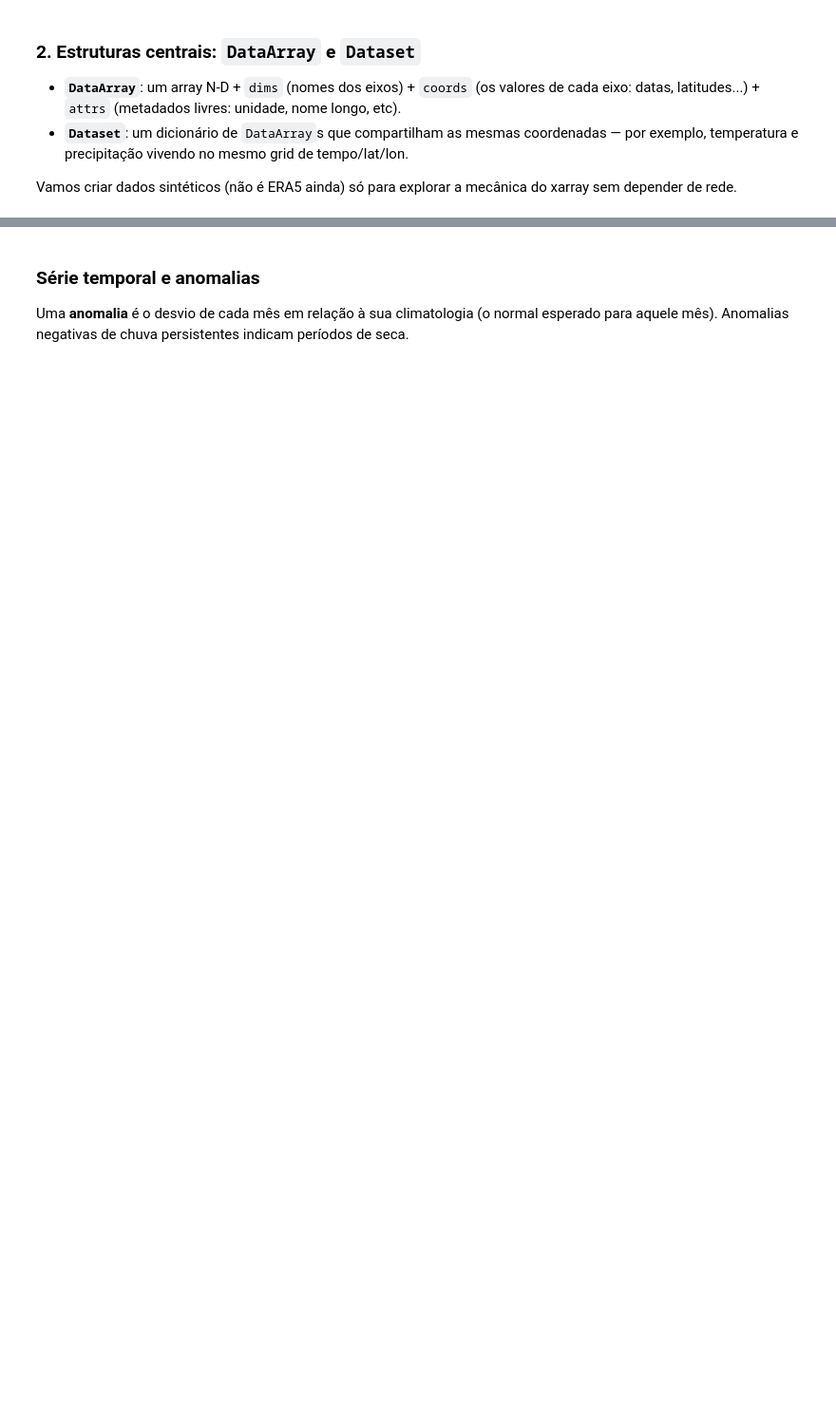
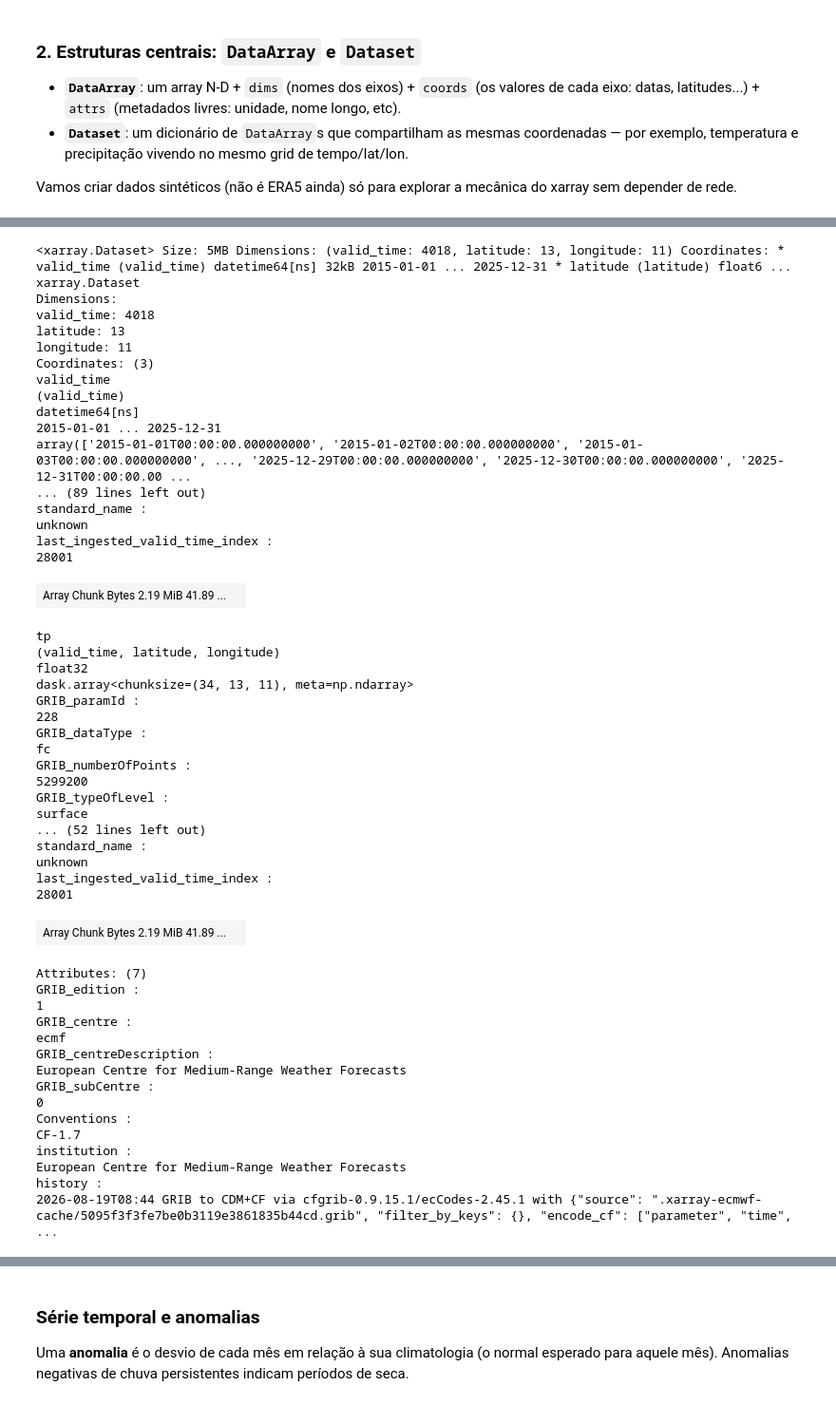
Before and after one commit to ftl-brazil-2026/ebook, a Jupyter notebook: fundamentals_gis_rs/week4/xarray.ipynb, the cells around one changed output, grey strips where cells are left out. Shown at 95% size. Cells and saved outputs as stored; diff of their text form; code cells hidden in the pictures; blank space fills up the shorter version.

```diff
--- a/fundamentals_gis_rs/week4/xarray.ipynb
+++ b/fundamentals_gis_rs/week4/xarray.ipynb
@@ -86,0 +166,6 @@ ds_sintetico
+# %%
+# Lazy load
+ds_era5 = xr.open_dataset(era5_url,
+                          chunks={},
+                            engine="zarr")
+ds_era5
@@ -86,0 +267,58 @@ ds_sintetico
+# %%
+recorte = ds_era5[variaveis].sel(
+    valid_time=slice(ANO_INICIO, ANO_FIM),
+    **{lat_name: fatia_lat, lon_name: fatia_lon},
+)
+recorte
+# %% [output]
+<xarray.Dataset> Size: 5MB Dimensions: (valid_time: 4018, latitude: 13, longitude: 11) Coordinates: * valid_time (valid_time) datetime64[ns] 32kB 2015-01-01 ... 2025-12-31 * latitude (latitude) float6 ...
+xarray.Dataset
+Dimensions:
+valid_time: 4018
+latitude: 13
+longitude: 11
+Coordinates: (3)
+valid_time
+(valid_time)
+datetime64[ns]
+2015-01-01 ... 2025-12-31
+array(['2015-01-01T00:00:00.000000000', '2015-01-02T00:00:00.000000000', '2015-01-03T00:00:00.000000000', ..., '2025-12-29T00:00:00.000000000', '2025-12-30T00:00:00.000000000', '2025-12-31T00:00:00.00 ...
+... (89 lines left out)
+standard_name :
+unknown
+last_ingested_valid_time_index :
+28001
+| Array Chunk Bytes 2.19 MiB 41.89 ... |  |
+tp
+(valid_time, latitude, longitude)
+float32
+dask.array<chunksize=(34, 13, 11), meta=np.ndarray>
+GRIB_paramId :
+228
+GRIB_dataType :
+fc
+GRIB_numberOfPoints :
+5299200
+GRIB_typeOfLevel :
+surface
+... (52 lines left out)
+standard_name :
+unknown
+last_ingested_valid_time_index :
+28001
+| Array Chunk Bytes 2.19 MiB 41.89 ... |  |
+Attributes: (7)
+GRIB_edition :
+1
+GRIB_centre :
+ecmf
+GRIB_centreDescription :
+European Centre for Medium-Range Weather Forecasts
+GRIB_subCentre :
+0
+Conventions :
+CF-1.7
+institution :
+European Centre for Medium-Range Weather Forecasts
+history :
+2026-08-19T08:44 GRIB to CDM+CF via cfgrib-0.9.15.1/ecCodes-2.45.1 with {"source": ".xarray-ecmwf-cache/5095f3f3fe7be0b3119e3861835b44cd.grib", "filter_by_keys": {}, "encode_cf": ["parameter", "time", ...
```
Also changed, not shown: parts of 81 cells of this notebook, 6 other files.
